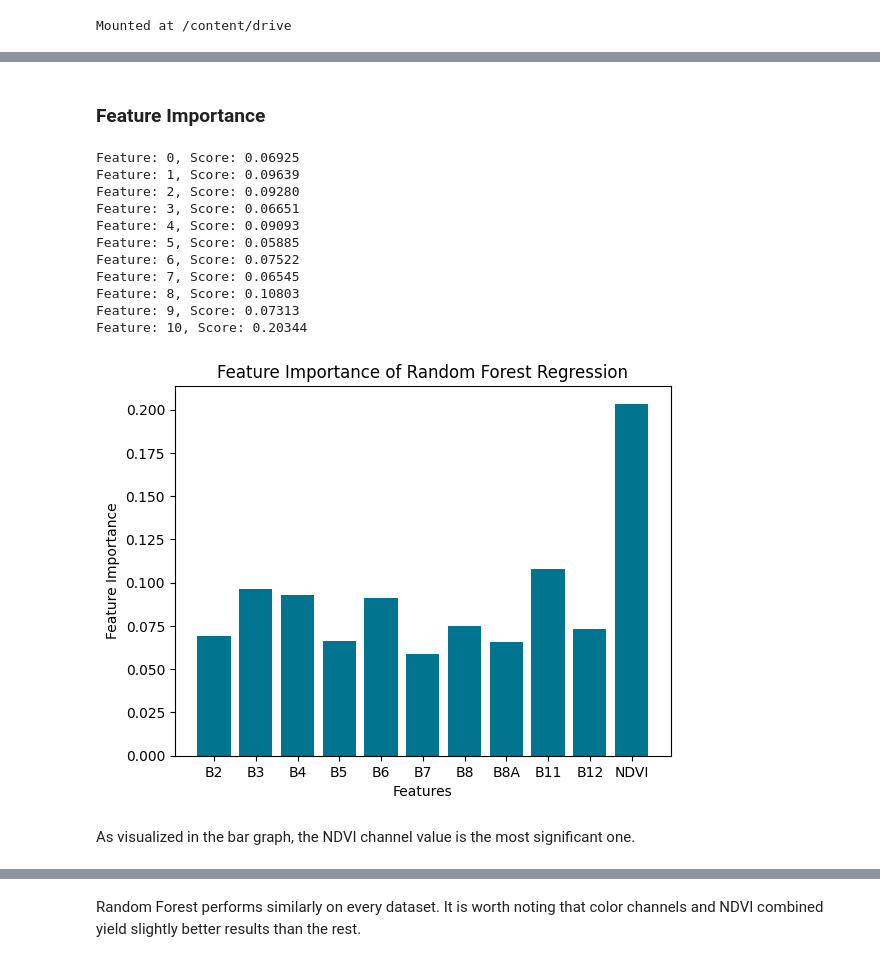
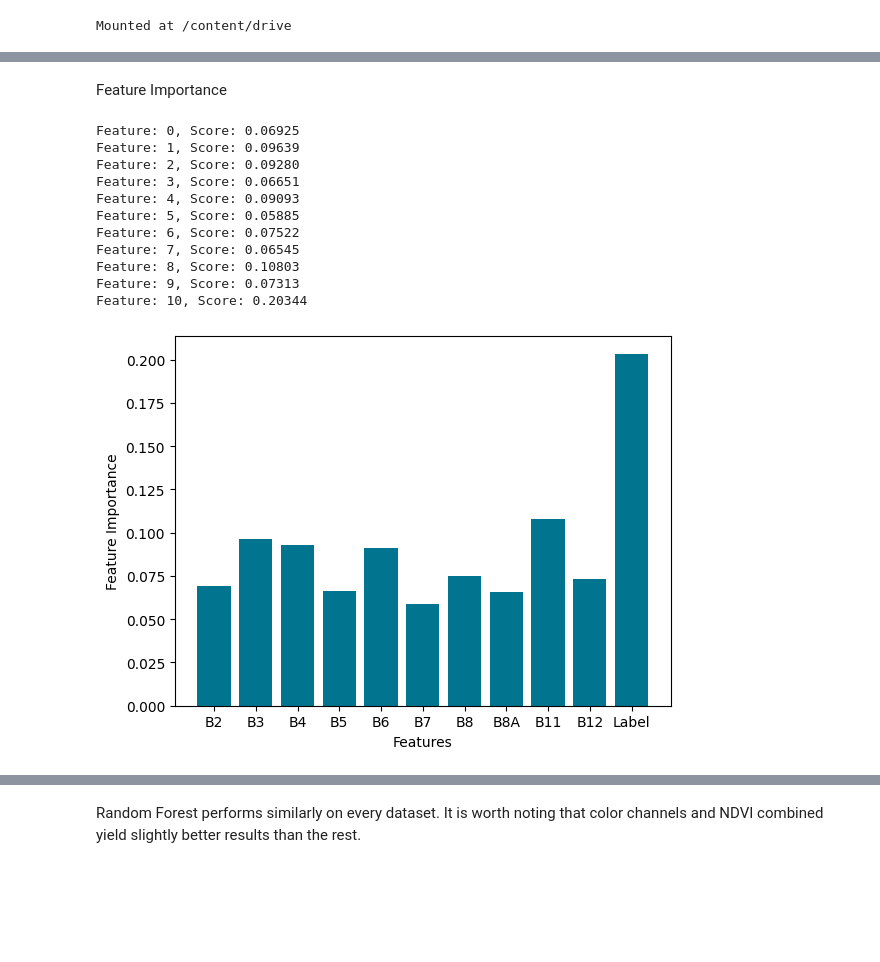
Before and after one commit to lgiesen/forest_height, a Jupyter notebook: notebooks/random_forest.ipynb, the cells around one changed output, grey strips where cells are left out. Saved outputs shown, nothing was run; the diff lists cells and outputs as text; code cells hidden in the pictures; blank space fills up the shorter version.

```diff
--- a/notebooks/random_forest.ipynb
+++ b/notebooks/random_forest.ipynb
@@ -37,34 +41,31 @@ MAE: 10.450072236026703; MSE: 152.5827937802089; RMSE: 3.2326571479243977; MAPE:
-# %% [markdown]
-### Feature Importance
+# %% [markdown]
+Feature Importance
 # %%
 import matplotlib.pyplot as plt
 # get importance
 # importance = rf_random.coef_
 importance = rf.feature_importances_
 # summarize feature importance
 for i,v in enumerate(importance):
     print('Feature: %0d, Score: %.5f' % (i,v))
 # plot feature importance
-plt.bar(['B2', 'B3', 'B4', 'B5', 'B6', 'B7', 'B8', 'B8A', 'B11', 'B12', 'NDVI'], importance, color="#01748F")
+plt.bar(['B2', 'B3', 'B4', 'B5', 'B6', 'B7', 'B8', 'B8A', 'B11', 'B12', 'Label'], importance, color="#01748F")
 plt.xlabel("Features")
 plt.ylabel("Feature Importance")
-plt.title("Feature Importance of Random Forest Regression")
 plt.show()
 # %% [output]
 Feature: 0, Score: 0.06925
 Feature: 1, Score: 0.09639
 Feature: 2, Score: 0.09280
 Feature: 3, Score: 0.06651
 Feature: 4, Score: 0.09093
 Feature: 5, Score: 0.05885
 Feature: 6, Score: 0.07522
 Feature: 7, Score: 0.06545
 Feature: 8, Score: 0.10803
 Feature: 9, Score: 0.07313
 Feature: 10, Score: 0.20344
-[figure, old version]
+[figure, new version]
-# %% [markdown]
-As visualized in the bar graph, the NDVI channel value is the most significant one.
 # %%
 %matplotlib inline
 import matplotlib.pyplot as plt
```
Also changed, not shown: parts of 39 cells of this notebook.
